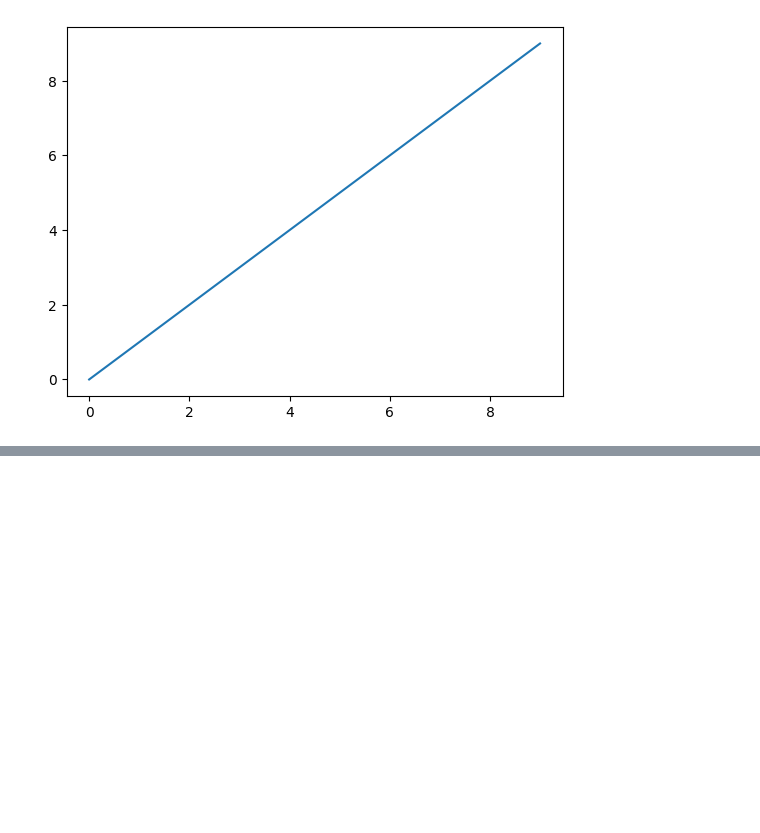
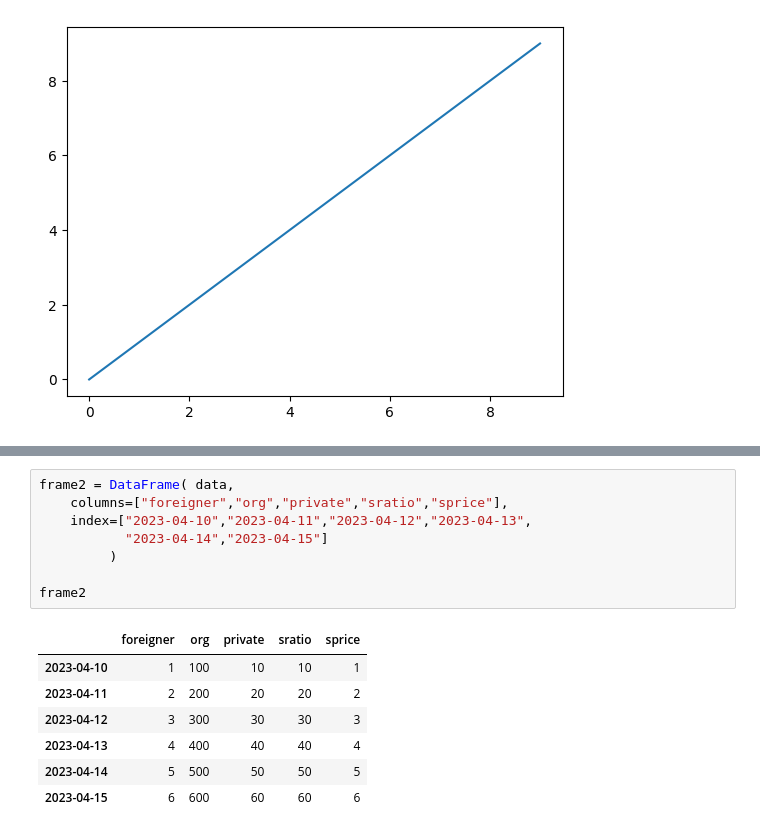
Before and after one commit to papasmf3001/python0412, a Jupyter notebook: DemoPandas.ipynb, the cells around one changed output, grey strips where cells are left out. Drawn from its saved outputs; the diff is of its cells as text; blank space fills up the shorter version.

```diff
--- a/DemoPandas.ipynb
+++ b/DemoPandas.ipynb
@@ -14,0 +64,16 @@ Populating the interactive namespace from numpy and matplotlib
+# %%
+frame2 = DataFrame( data,
+    columns=["foreigner","org","private","sratio","sprice"],
+    index=["2023-04-10","2023-04-11","2023-04-12","2023-04-13",
+           "2023-04-14","2023-04-15"]
+         )
+
+frame2
+# %% [output]
+|  | foreigner | org | private | sratio | sprice |
+| 2023-04-10 | 1 | 100 | 10 | 10 | 1 |
+| 2023-04-11 | 2 | 200 | 20 | 20 | 2 |
+| 2023-04-12 | 3 | 300 | 30 | 30 | 3 |
+| 2023-04-13 | 4 | 400 | 40 | 40 | 4 |
+| 2023-04-14 | 5 | 500 | 50 | 50 | 5 |
+| 2023-04-15 | 6 | 600 | 60 | 60 | 6 |
```
Also changed, not shown: parts of 14 cells of this notebook, 8 other files.
